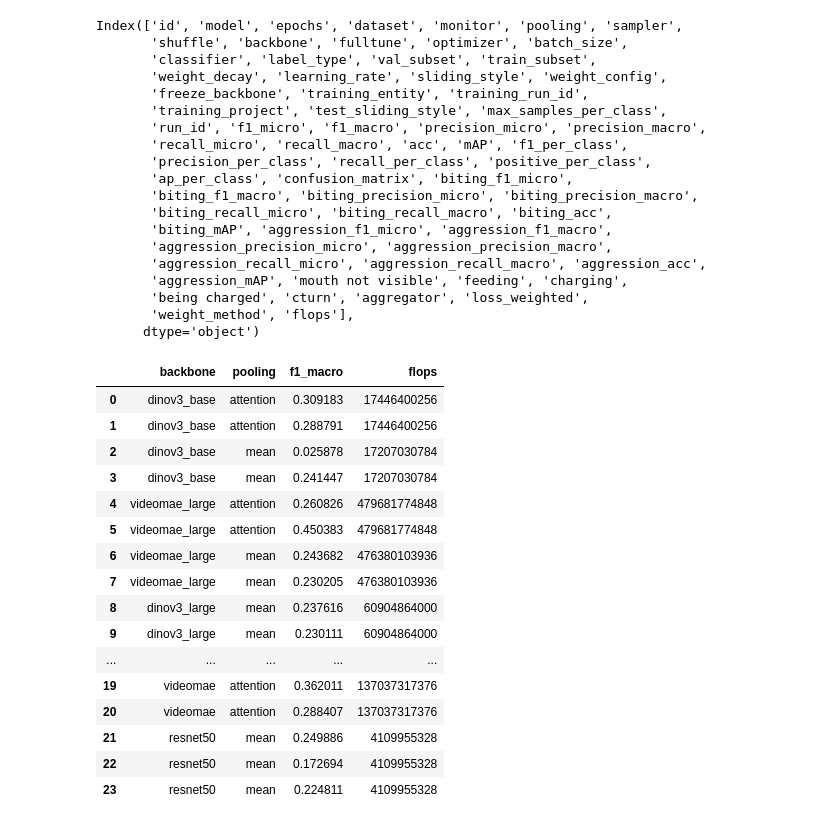
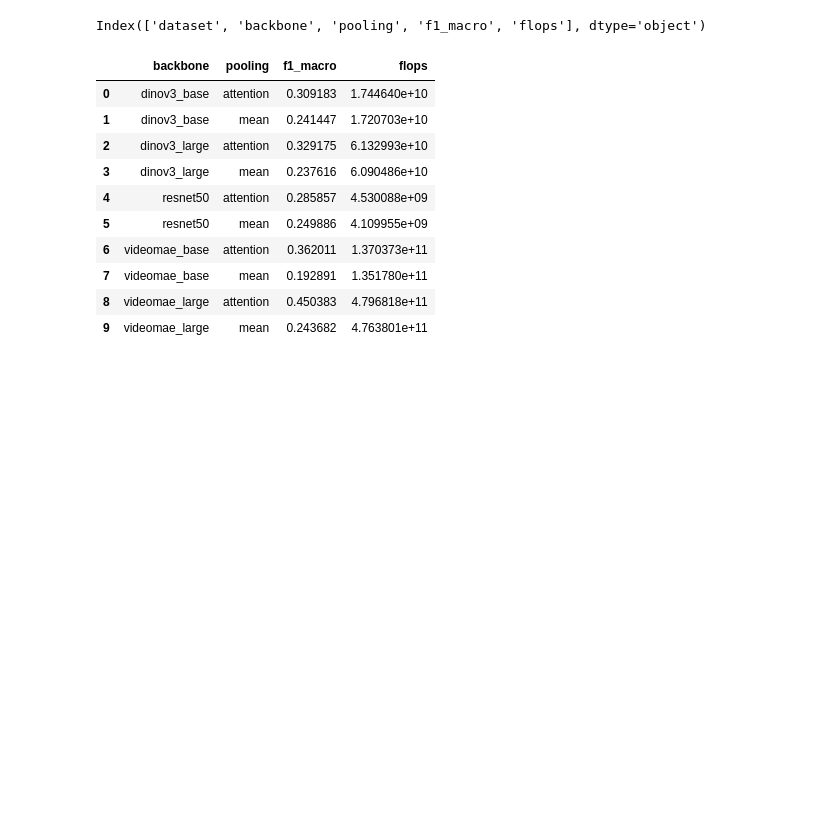
Before and after one commit to team-wildfin/wildfin-mini, a Jupyter notebook: wildfins/analysis/vis_model_info.ipynb, the cells around one changed output. Saved outputs shown, nothing was run; the diff lists cells and outputs as text; code cells hidden in the pictures; blank space fills up the shorter version.

```diff
--- a/wildfins/analysis/vis_model_info.ipynb
+++ b/wildfins/analysis/vis_model_info.ipynb
@@ -11,6 +11,10 @@ cc = pd.concat([pd.read_csv("../results/eccv/coralcam_eccv_label_tolerance_7.csv
 
 ff = pd.concat([pd.read_csv("../results/eccv/fishfollow_eccv_label_tolerance_7.csv"),
                 pd.read_csv("../results/new_grouping/fishfollow_results_label_tolerance_7.csv")], ignore_index=True)
+
+# drop rows where model is vjepa2
+cc = cc[cc["backbone"] != "vjepa2"]
+ff = ff[ff["backbone"] != "vjepa2"]
 # %%
 # Load YAML
 import yaml
@@ -20,3 +24,13 @@ with open("flops.yaml", "r") as f:
 
 # Convert to DataFrame
 flops = pd.DataFrame(data)
+# %%
+def preprocess(df):
+    #drop rows where weight_config is empty or Nan or any other value that indicates no weights were used
+    df = df[df["weight_config"].notna() & (df["weight_config"] != "") & (df["weight_config"] != "none") & (df["weight_config"] != "no_weights")]
+    #rename videomae to videomae_base
+    return df
+# %%
+df = preprocess(cc)
+dataset = "coralcam"
+df[['dataset', 'backbone', 'pooling', 'sampler', 'weight_config', 'f1_macro']]
@@ -23,44 +55,36 @@ flops = pd.DataFrame(data)
 # %%
-merged = pd.merge(cc, flops[['id', 'flops']], on="id", how="inner")
+flops_agg = (
+    flops
+    .groupby(["dataset", "backbone", "pooling" ], as_index=False)
+    .agg({
+        "flops": "mean"
+    })
+)
+df_agg = (
+    df
+    .groupby(["dataset", "backbone", "pooling"], as_index=False)
+    .agg({
+        "f1_macro": "max"
+    })
+)
+merged = pd.merge(df_agg, flops_agg, on=["dataset", "backbone", "pooling"], how="inner")
 print(merged.columns)
+merged["backbone"] = merged["backbone"].replace({"videomae": "videomae_base"})
+
 merged[['backbone','pooling', 'f1_macro', 'flops']]
 # %% [output]
-Index(['id', 'model', 'epochs', 'dataset', 'monitor', 'pooling', 'sampler',
-       'shuffle', 'backbone', 'fulltune', 'optimizer', 'batch_size',
-       'classifier', 'label_type', 'val_subset', 'train_subset',
-       'weight_decay', 'learning_rate', 'sliding_style', 'weight_config',
-       'freeze_backbone', 'training_entity', 'training_run_id',
-       'training_project', 'test_sliding_style', 'max_samples_per_class',
-       'run_id', 'f1_micro', 'f1_macro', 'precision_micro', 'precision_macro',
-       'recall_micro', 'recall_macro', 'acc', 'mAP', 'f1_per_class',
-       'precision_per_class', 'recall_per_class', 'positive_per_class',
-       'ap_per_class', 'confusion_matrix', 'biting_f1_micro',
-       'biting_f1_macro', 'biting_precision_micro', 'biting_precision_macro',
-       'biting_recall_micro', 'biting_recall_macro', 'biting_acc',
-       'biting_mAP', 'aggression_f1_micro', 'aggression_f1_macro',
-       'aggression_precision_micro', 'aggression_precision_macro',
-       'aggression_recall_micro', 'aggression_recall_macro', 'aggression_acc',
-       'aggression_mAP', 'mouth not visible', 'feeding', 'charging',
-       'being charged', 'cturn', 'aggregator', 'loss_weighted',
-       'weight_method', 'flops'],
-      dtype='object')
+Index(['dataset', 'backbone', 'pooling', 'f1_macro', 'flops'], dtype='object')
 |  | backbone | pooling | f1_macro | flops |
-| 0 | dinov3_base | attention | 0.309183 | 17446400256 |
-| 1 | dinov3_base | attention | 0.288791 | 17446400256 |
-| 2 | dinov3_base | mean | 0.025878 | 17207030784 |
-| 3 | dinov3_base | mean | 0.241447 | 17207030784 |
-| 4 | videomae_large | attention | 0.260826 | 479681774848 |
-| 5 | videomae_large | attention | 0.450383 | 479681774848 |
-| 6 | videomae_large | mean | 0.243682 | 476380103936 |
-| 7 | videomae_large | mean | 0.230205 | 476380103936 |
-| 8 | dinov3_large | mean | 0.237616 | 60904864000 |
-| 9 | dinov3_large | mean | 0.230111 | 60904864000 |
-| ... | ... | ... | ... | ... |
-| 19 | videomae | attention | 0.362011 | 137037317376 |
-| 20 | videomae | attention | 0.288407 | 137037317376 |
-| 21 | resnet50 | mean | 0.249886 | 4109955328 |
-| 22 | resnet50 | mean | 0.172694 | 4109955328 |
-| 23 | resnet50 | mean | 0.224811 | 4109955328 |
+| 0 | dinov3_base | attention | 0.309183 | 1.744640e+10 |
+| 1 | dinov3_base | mean | 0.241447 | 1.720703e+10 |
+| 2 | dinov3_large | attention | 0.329175 | 6.132993e+10 |
+| 3 | dinov3_large | mean | 0.237616 | 6.090486e+10 |
+| 4 | resnet50 | attention | 0.285857 | 4.530088e+09 |
+| 5 | resnet50 | mean | 0.249886 | 4.109955e+09 |
+| 6 | videomae_base | attention | 0.362011 | 1.370373e+11 |
+| 7 | videomae_base | mean | 0.192891 | 1.351780e+11 |
+| 8 | videomae_large | attention | 0.450383 | 4.796818e+11 |
+| 9 | videomae_large | mean | 0.243682 | 4.763801e+11 |
 # %%
 import matplotlib.pyplot as plt
 from matplotlib.lines import Line2D
```
Also changed, not shown: parts of 10 cells of this notebook, 5 other files.
